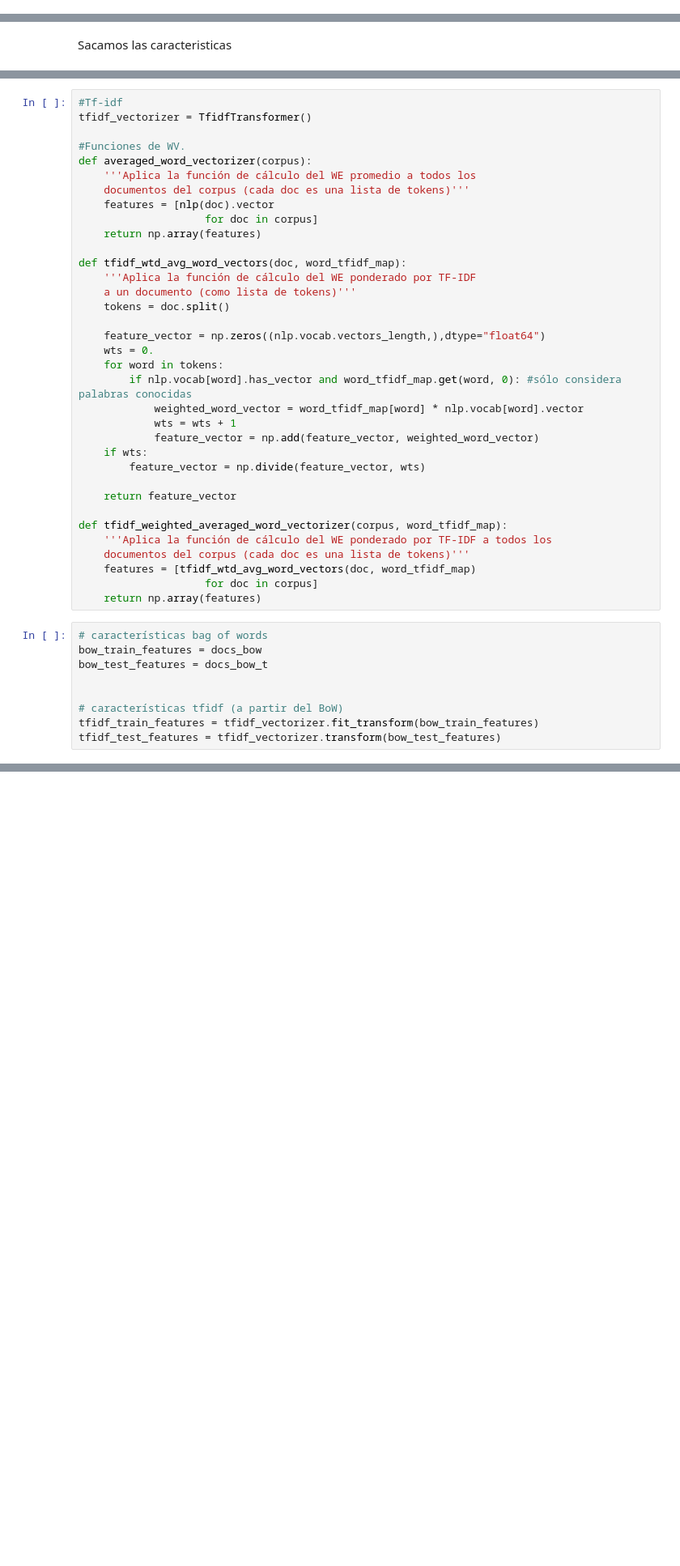
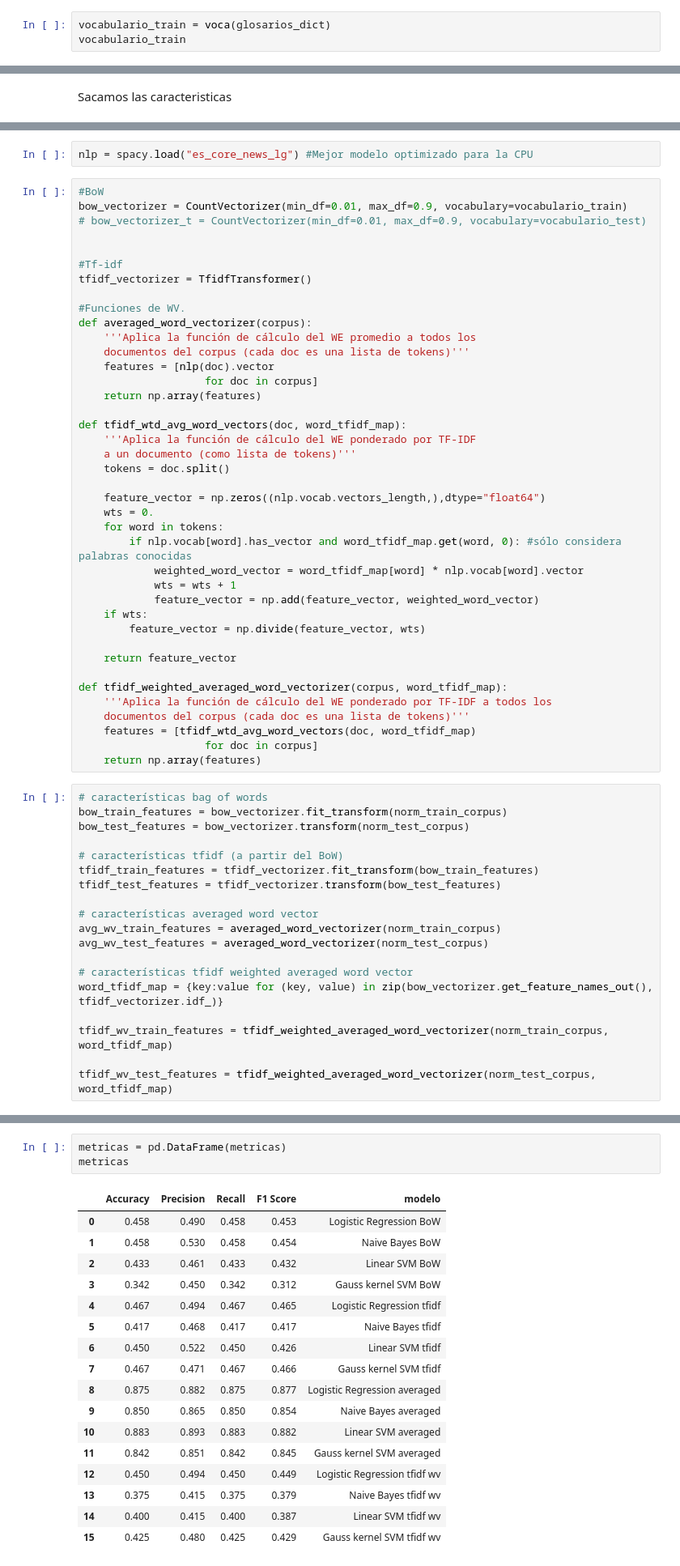
Before and after one commit to Dacarpe03/TextClassification, a Jupyter notebook: Scripts/Clasificacion-Resto.ipynb, the cells around one changed output, grey strips where cells are left out. Shown: that part at 81% size. Cells and saved outputs as stored; diff of their text form; blank space fills up the shorter version.

```diff
--- a/Scripts/Clasificacion-Resto.ipynb
+++ b/Scripts/Clasificacion-Resto.ipynb
@@ -116,2 +262,5 @@ def create_bag_of_words(docs_list, dictionary):
 # %% [markdown]
 Ahora es momento de crear una bag of words para cada noticia en base a nuestro diccionario
+# %%
+vocabulario_train = voca(glosarios_dict)
+vocabulario_train
@@ -132,4 +363,11 @@ Sacamos las caracteristicas
+# %%
+nlp = spacy.load("es_core_news_lg") #Mejor modelo optimizado para la CPU
 # %%
+#BoW
+bow_vectorizer = CountVectorizer(min_df=0.01, max_df=0.9, vocabulary=vocabulario_train)
+# bow_vectorizer_t = CountVectorizer(min_df=0.01, max_df=0.9, vocabulary=vocabulario_test)
+
+
 #Tf-idf
 tfidf_vectorizer = TfidfTransformer()
 
@@ -166,10 +404,20 @@ def tfidf_weighted_averaged_word_vectorizer(corpus, word_tfidf_map):
     return np.array(features)
 # %%
 # características bag of words
-bow_train_features = docs_bow
-bow_test_features = docs_bow_t
-
+bow_train_features = bow_vectorizer.fit_transform(norm_train_corpus)
+bow_test_features = bow_vectorizer.transform(norm_test_corpus)
 
 # características tfidf (a partir del BoW)
 tfidf_train_features = tfidf_vectorizer.fit_transform(bow_train_features)
 tfidf_test_features = tfidf_vectorizer.transform(bow_test_features)
+
+# características averaged word vector
+avg_wv_train_features = averaged_word_vectorizer(norm_train_corpus)
+avg_wv_test_features = averaged_word_vectorizer(norm_test_corpus)
+
+# características tfidf weighted averaged word vector
+word_tfidf_map = {key:value for (key, value) in zip(bow_vectorizer.get_feature_names_out(), tfidf_vectorizer.idf_)}
+
+tfidf_wv_train_features = tfidf_weighted_averaged_word_vectorizer(norm_train_corpus, word_tfidf_map)
+
+tfidf_wv_test_features = tfidf_weighted_averaged_word_vectorizer(norm_test_corpus, word_tfidf_map)
@@ -180,0 +598,21 @@ array=[list([(8, 1), (9, 4), (12, 1), (26, 3), (99, 2)])
+# %%
+metricas = pd.DataFrame(metricas)
+metricas
+# %% [output]
+|  | Accuracy | Precision | Recall | F1 Score | modelo |
+| 0 | 0.458 | 0.490 | 0.458 | 0.453 | Logistic Regression BoW |
+| 1 | 0.458 | 0.530 | 0.458 | 0.454 | Naive Bayes BoW |
+| 2 | 0.433 | 0.461 | 0.433 | 0.432 | Linear SVM BoW |
+| 3 | 0.342 | 0.450 | 0.342 | 0.312 | Gauss kernel SVM BoW |
+| 4 | 0.467 | 0.494 | 0.467 | 0.465 | Logistic Regression tfidf |
+| 5 | 0.417 | 0.468 | 0.417 | 0.417 | Naive Bayes tfidf |
+| 6 | 0.450 | 0.522 | 0.450 | 0.426 | Linear SVM tfidf |
+| 7 | 0.467 | 0.471 | 0.467 | 0.466 | Gauss kernel SVM tfidf |
+| 8 | 0.875 | 0.882 | 0.875 | 0.877 | Logistic Regression averaged |
+| 9 | 0.850 | 0.865 | 0.850 | 0.854 | Naive Bayes averaged |
+| 10 | 0.883 | 0.893 | 0.883 | 0.882 | Linear SVM averaged |
+| 11 | 0.842 | 0.851 | 0.842 | 0.845 | Gauss kernel SVM averaged |
+| 12 | 0.450 | 0.494 | 0.450 | 0.449 | Logistic Regression tfidf wv |
+| 13 | 0.375 | 0.415 | 0.375 | 0.379 | Naive Bayes tfidf wv |
+| 14 | 0.400 | 0.415 | 0.400 | 0.387 | Linear SVM tfidf wv |
+| 15 | 0.425 | 0.480 | 0.425 | 0.429 | Gauss kernel SVM tfidf wv |
```
Also changed, not shown: parts of 46 cells of this notebook, 6 other files.
